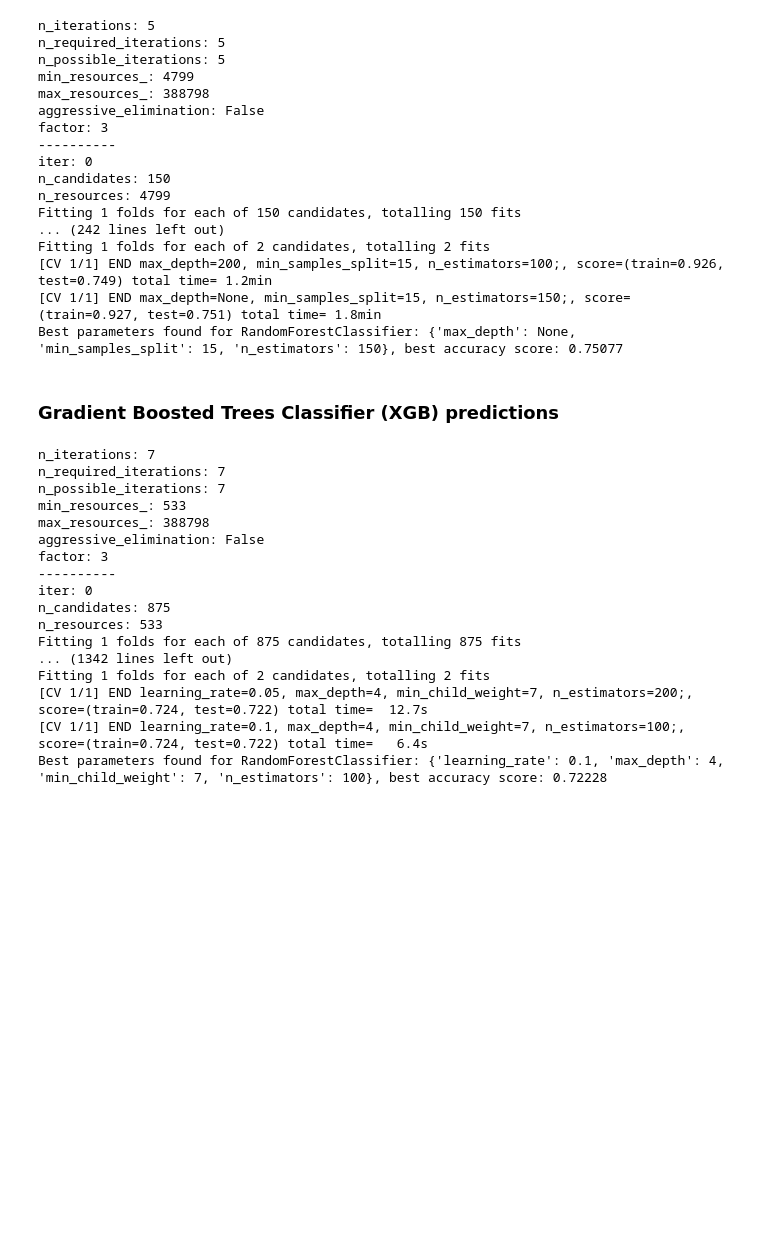
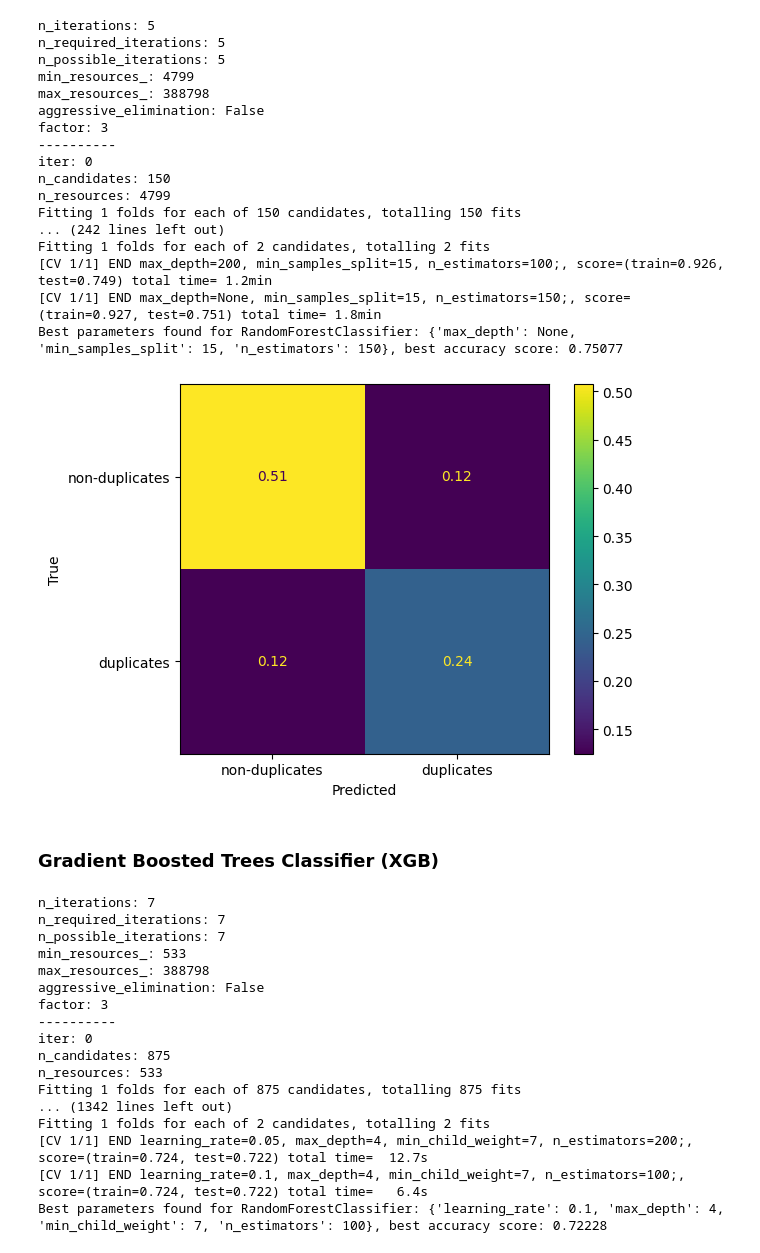
Before and after one commit to kevin-rn/Quora-Duplicate-Question, a Jupyter notebook: Quora-duplicate-question.ipynb, the cells around one changed output. Drawn from its saved outputs; the diff is of its cells as text; code cells hidden in the pictures; blank space fills up the shorter version.

```diff
--- a/Quora-duplicate-question.ipynb
+++ b/Quora-duplicate-question.ipynb
@@ -149,11 +148,13 @@ def dataframe_features(df_name, readfile=True):
         df_features = pd.read_csv(f"data/{df_name} set.csv", index_col='id')
 
         # Remove redundant question id's and rows with empty and NaN values
-        df_features.drop(columns=['qid1', 'qid2'], inplace=True)
+
         if df_name == "Test":
-            df_features.drop(columns=['?'], inplace=True)
-        df_features.replace('', np.nan, inplace=True)
-        df_features.dropna(inplace=True)
+            df_features.drop(columns=['qid1', 'qid2', '?'], inplace=True)
+        else:
+            df_features.drop(columns=['qid1', 'qid2'], inplace=True)
+            df_features.replace('', np.nan, inplace=True)
+            df_features.dropna(inplace=True)
 
         # Text preprocessing
         df_features['question1'] = df_features['question1'].apply(text_preprocess)
@@ -169,4 +170,17 @@ def dataframe_features(df_name, readfile=True):
         df_features.to_csv(f'data/{df_name} features.csv')
 
         return df_features
+# %%
+# Plots Confusion matrix for a given classifier
+def plot_confusionmatrix(classifier):
+    cl_df = dataframe_features('Development', readfile=True)
+    cl_df.drop(columns=['question1', 'question2'], inplace=True)
+    cl_x = cl_df.loc[:, cl_df.columns!='is_duplicate'].values
+    cl_y = cl_df['is_duplicate'].values
+    x1, x2, y1, y2 = train_test_split(cl_x, cl_y, test_size=0.2, random_state=RANDOM_STATE)
+
+    classifier.fit(x1, y1)
+    display = ConfusionMatrixDisplay(confusion_matrix=confusion_matrix(y2, classifier.predict(x2), normalize="all"), display_labels=['non-duplicates', 'duplicates'])
+    display.plot()
+    display.ax_.set(xlabel='Predicted', ylabel='True')
 # %% [markdown]
@@ -209,6 +223,11 @@ Fitting 1 folds for each of 2 candidates, totalling 2 fits
 [CV 1/1] END max_depth=200, min_samples_split=15, n_estimators=100;, score=(train=0.926, test=0.749) total time= 1.2min
 [CV 1/1] END max_depth=None, min_samples_split=15, n_estimators=150;, score=(train=0.927, test=0.751) total time= 1.8min
 Best parameters found for RandomForestClassifier: {'max_depth': None, 'min_samples_split': 15, 'n_estimators': 150}, best accuracy score: 0.75077
+# %%
+rf = RandomForestClassifier(max_depth=None, min_samples_split=15, n_estimators=150)
+plot_confusionmatrix(rf)
+# %% [output]
+[figure, added]
 # %%
 def rf_predictions():
     rf_train = dataframe_features('Development', readfile=True)
@@ -230,5 +249,5 @@ df_random_forrest['is_duplicate'].to_csv('results/random_forrest.csv')
 # %% [markdown]
-### Gradient Boosted Trees Classifier (XGB) predictions
+### Gradient Boosted Trees Classifier (XGB)
 # %%
 def xgb_hyperparameter_tuning():
     xgb_train = dataframe_features('Development', readfile=True)
```
Also changed, not shown: parts of 7 cells of this notebook, 3 other files.
